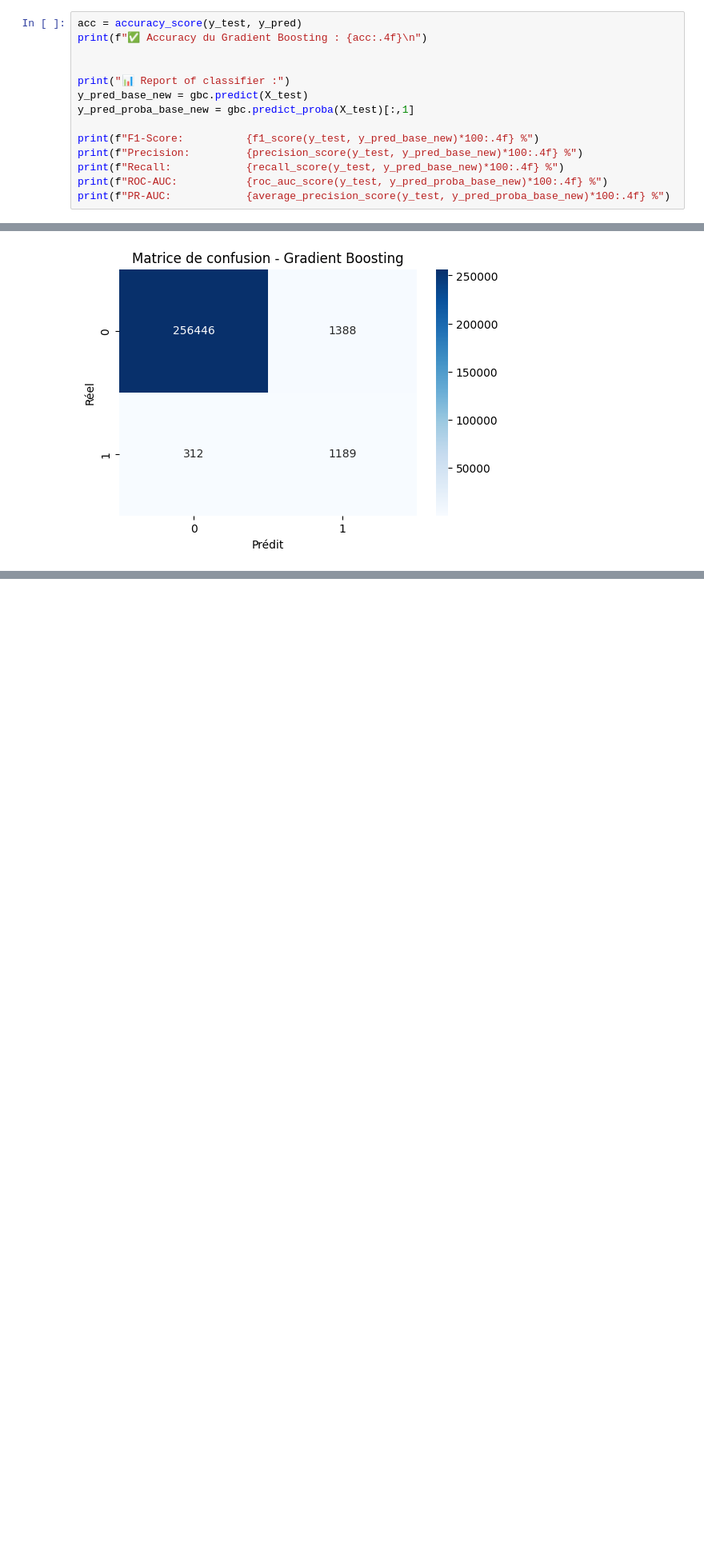
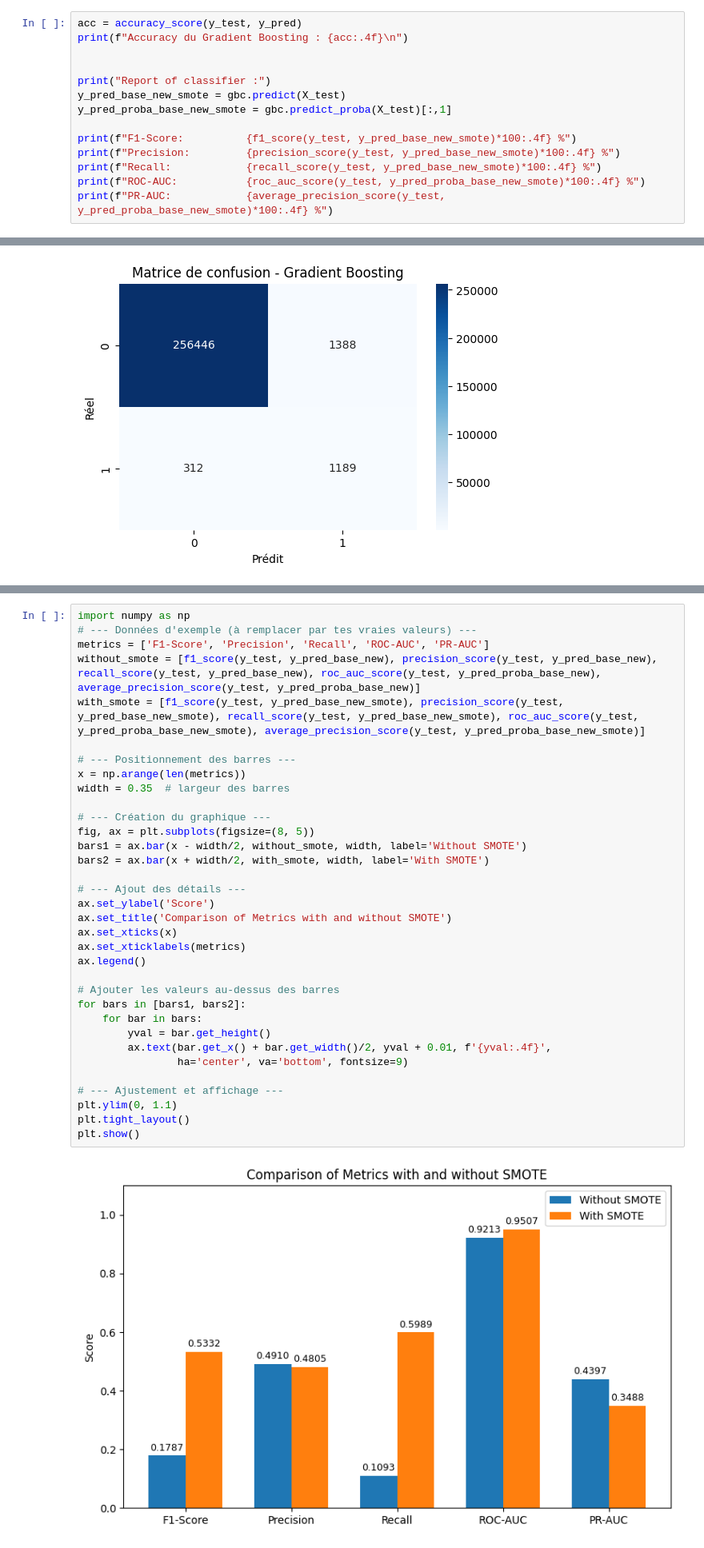
Before and after one commit to Bobibou/Machine-Learnig-for-Cybersecurity---Credit-Card-Fraud-Detection-, a Jupyter notebook: notebooks/GradientBoostin.ipynb, the cells around one changed output, grey strips where cells are left out. Shown at 80% size. Saved outputs shown, nothing was run; the diff lists cells and outputs as text; blank space fills up the shorter version.

```diff
--- a/notebooks/GradientBoostin.ipynb
+++ b/notebooks/GradientBoostin.ipynb
@@ -404,18 +438,18 @@ best_model.fit(X_train_smote, y_train_smote)
 y_pred = best_model.predict(X_test)
 # %%
 acc = accuracy_score(y_test, y_pred)
-print(f"✅ Accuracy du Gradient Boosting : {acc:.4f}\n")
+print(f"Accuracy du Gradient Boosting : {acc:.4f}\n")
 
 
-print("📊 Report of classifier :")
-y_pred_base_new = gbc.predict(X_test)
-y_pred_proba_base_new = gbc.predict_proba(X_test)[:,1]
+print("Report of classifier :")
+y_pred_base_new_smote = gbc.predict(X_test)
+y_pred_proba_base_new_smote = gbc.predict_proba(X_test)[:,1]
 
-print(f"F1-Score:          {f1_score(y_test, y_pred_base_new)*100:.4f} %")
-print(f"Precision:         {precision_score(y_test, y_pred_base_new)*100:.4f} %")
-print(f"Recall:            {recall_score(y_test, y_pred_base_new)*100:.4f} %")
-print(f"ROC-AUC:           {roc_auc_score(y_test, y_pred_proba_base_new)*100:.4f} %")
-print(f"PR-AUC:            {average_precision_score(y_test, y_pred_proba_base_new)*100:.4f} %")
+print(f"F1-Score:          {f1_score(y_test, y_pred_base_new_smote)*100:.4f} %")
+print(f"Precision:         {precision_score(y_test, y_pred_base_new_smote)*100:.4f} %")
+print(f"Recall:            {recall_score(y_test, y_pred_base_new_smote)*100:.4f} %")
+print(f"ROC-AUC:           {roc_auc_score(y_test, y_pred_proba_base_new_smote)*100:.4f} %")
+print(f"PR-AUC:            {average_precision_score(y_test, y_pred_proba_base_new_smote)*100:.4f} %")
 # %% [output]
 ✅ Accuracy du Gradient Boosting : 0.9934
 
@@ -436,0 +477,36 @@ plt.show()
+# %%
+import numpy as np
+# --- Données d'exemple (à remplacer par tes vraies valeurs) ---
+metrics = ['F1-Score', 'Precision', 'Recall', 'ROC-AUC', 'PR-AUC']
+without_smote = [f1_score(y_test, y_pred_base_new), precision_score(y_test, y_pred_base_new), recall_score(y_test, y_pred_base_new), roc_auc_score(y_test, y_pred_proba_base_new), average_precision_score(y_test, y_pred_proba_base_new)]
+with_smote = [f1_score(y_test, y_pred_base_new_smote), precision_score(y_test, y_pred_base_new_smote), recall_score(y_test, y_pred_base_new_smote), roc_auc_score(y_test, y_pred_proba_base_new_smote), average_precision_score(y_test, y_pred_proba_base_new_smote)]
+
+# --- Positionnement des barres ---
+x = np.arange(len(metrics))
+width = 0.35  # largeur des barres
+
+# --- Création du graphique ---
+fig, ax = plt.subplots(figsize=(8, 5))
+bars1 = ax.bar(x - width/2, without_smote, width, label='Without SMOTE')
+bars2 = ax.bar(x + width/2, with_smote, width, label='With SMOTE')
+
+# --- Ajout des détails ---
+ax.set_ylabel('Score')
+ax.set_title('Comparison of Metrics with and without SMOTE')
+ax.set_xticks(x)
+ax.set_xticklabels(metrics)
+ax.legend()
+
+# Ajouter les valeurs au-dessus des barres
+for bars in [bars1, bars2]:
+    for bar in bars:
+        yval = bar.get_height()
+        ax.text(bar.get_x() + bar.get_width()/2, yval + 0.01, f'{yval:.4f}',
+                ha='center', va='bottom', fontsize=9)
+
+# --- Ajustement et affichage ---
+plt.ylim(0, 1.1)
+plt.tight_layout()
+plt.show()
+# %% [output]
+[figure, added]
```
Also changed, not shown: parts of 8 cells of this notebook.
